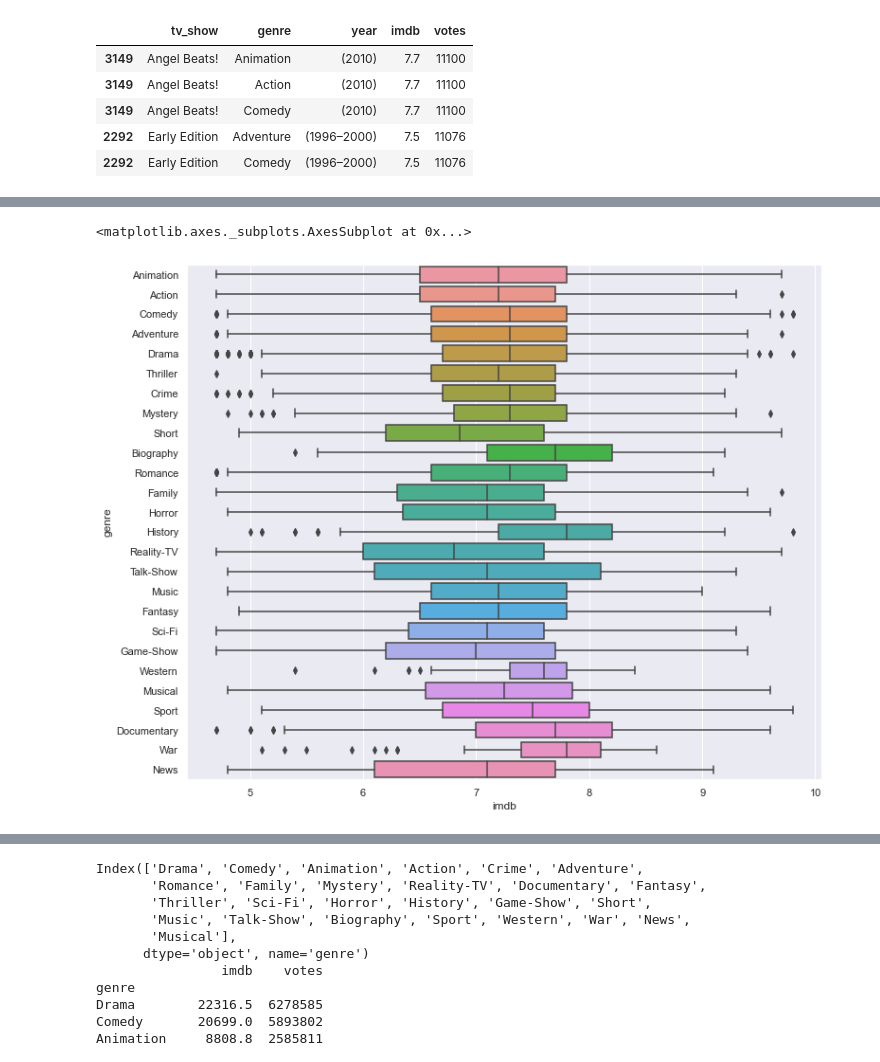
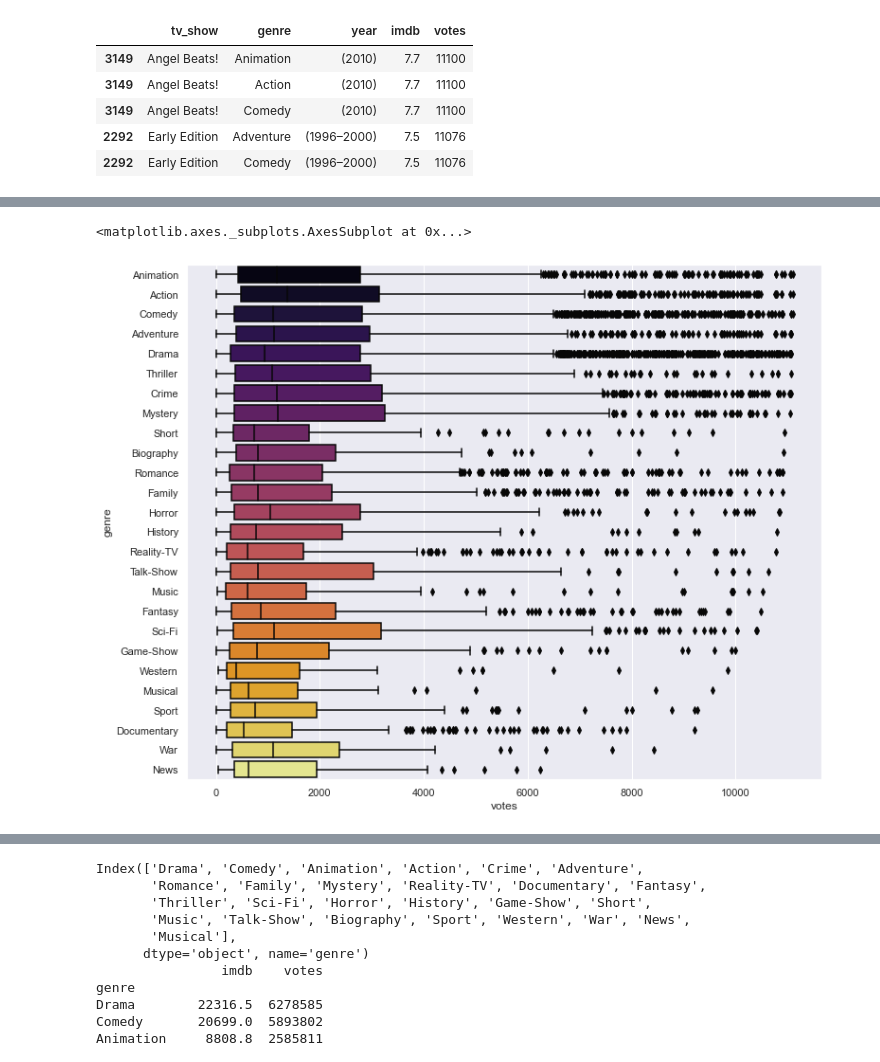
Before and after one commit to drrausch/Creating_Successful_Video_Content, a Jupyter notebook: EDA_TV_Show_Genres.ipynb, the cells around one changed output, grey strips where cells are left out. Saved outputs shown, nothing was run; the diff lists cells and outputs as text; code cells hidden in the pictures.

```diff
--- a/EDA_TV_Show_Genres.ipynb
+++ b/EDA_TV_Show_Genres.ipynb
@@ -625,6 +631,7 @@ imbd_tv_series_df_noutlier.head()
 | 2292 | Early Edition | Adventure | (1996–2000) | 7.5 | 11076 |
 | 2292 | Early Edition | Comedy | (1996–2000) | 7.5 | 11076 |
 # %%
+sns.set(rc={'figure.figsize':(12,10)})
 x1= imbd_tv_series_df_noutlier['imdb'].values
 mean1= imbd_tv_series_df_noutlier['imdb'].mean()
 
@@ -652,5 +674,5 @@ plt.axvline(mean2,0,2, color= 'red')
 # %%
-sns.boxplot(x=imbd_tv_series_df_noutlier['imdb'], y=imbd_tv_series_df_noutlier['genre'])
+sns.boxplot(x=imbd_tv_series_df_noutlier['votes'], y=imbd_tv_series_df_noutlier['genre'], palette="inferno")
 # %% [output]
 <matplotlib.axes._subplots.AxesSubplot at 0x...>
-[figure, old version]
+[figure, new version]
```
Also changed, not shown: parts of 60 cells of this notebook.
